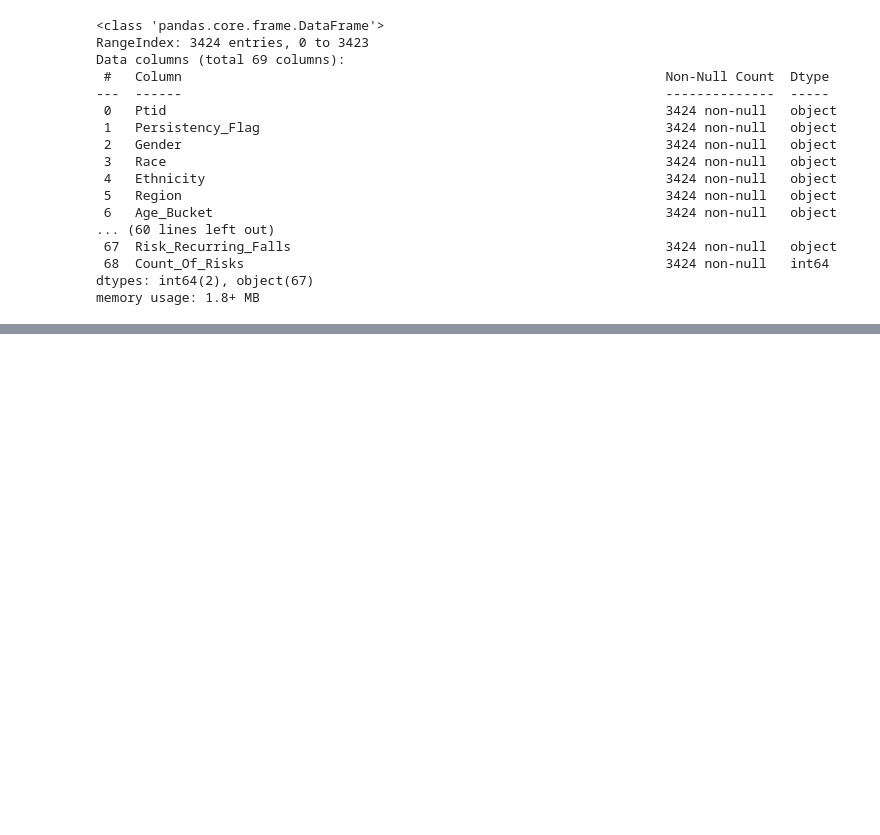
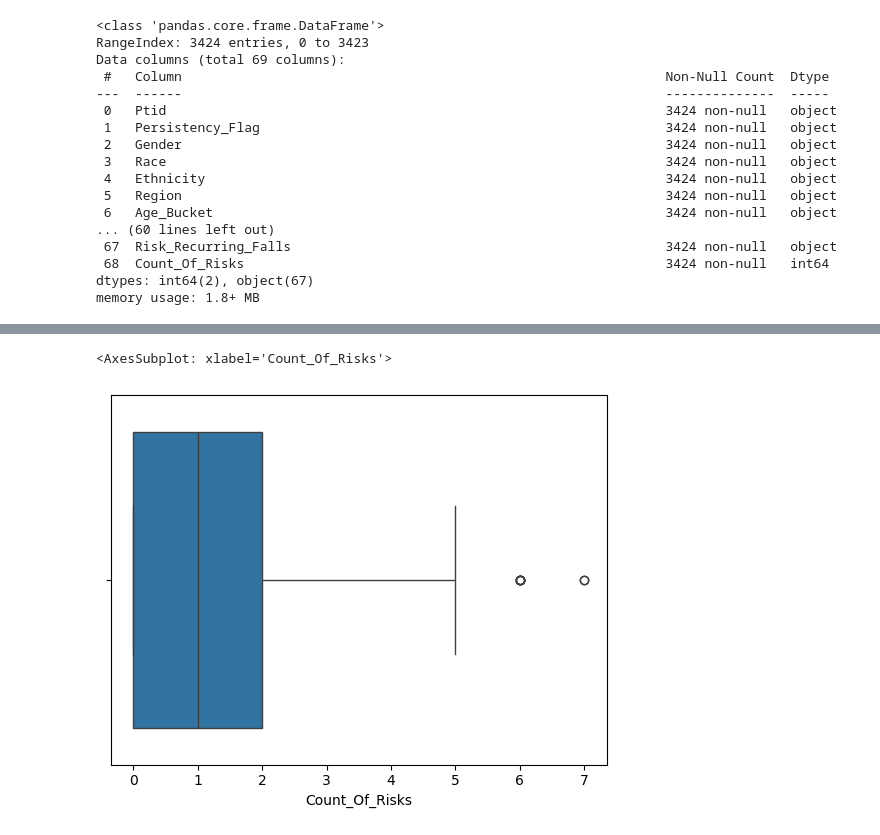
Before and after one commit to Yushamsi/Healthcare-Drug-Classification-EDA, a Jupyter notebook: Analysis.ipynb, the cells around one changed output, grey strips where cells are left out. Cells and saved outputs as stored; diff of their text form; code cells hidden in the pictures; blank space fills up the shorter version.

```diff
--- a/Analysis.ipynb
+++ b/Analysis.ipynb
@@ -29,0 +97,5 @@ health_data.shape
+# %%
+sns.boxplot(data=health_data, x='Count_Of_Risks')
+# %% [output]
+<AxesSubplot: xlabel='Count_Of_Risks'>
+[figure, added]
```
Also changed, not shown: parts of 67 cells of this notebook, 9 other files.
